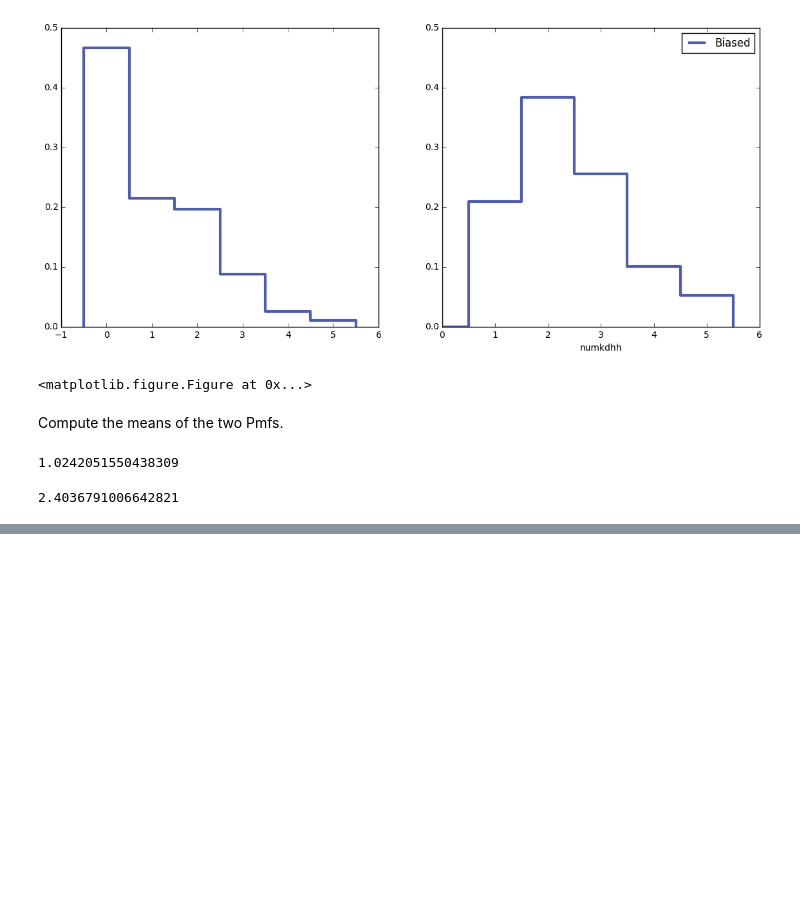
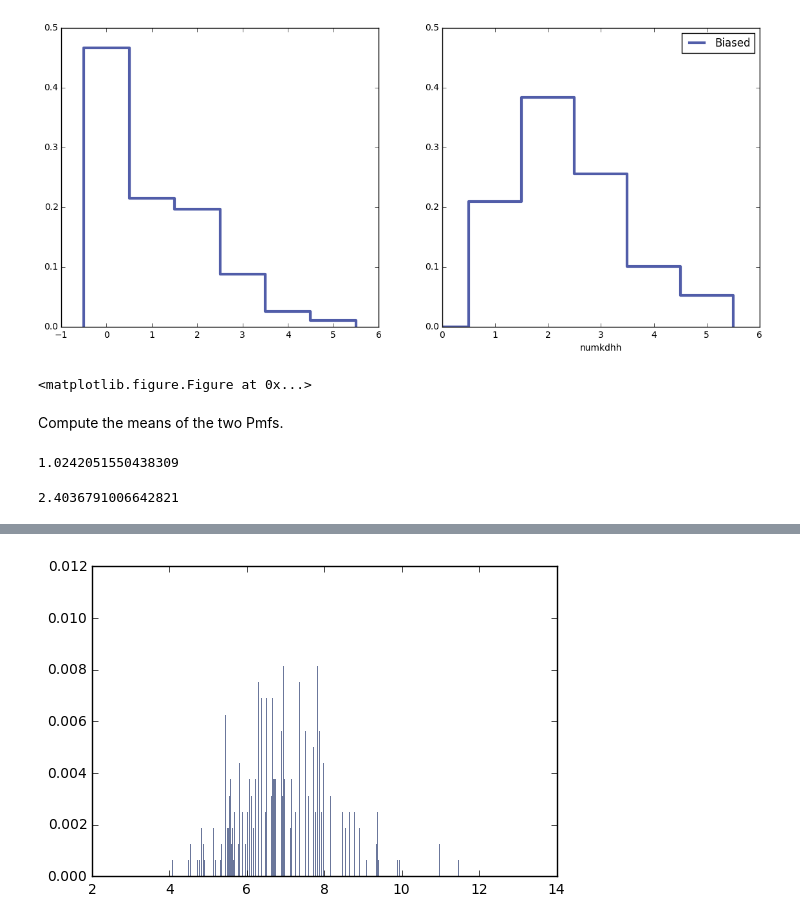
Before and after one commit to twalsh/ThinkStats2, a Jupyter notebook: code/chap03ex.ipynb, the cells around one changed output, grey strips where cells are left out. Drawn from its saved outputs; the diff is of its cells as text; code cells hidden in the pictures; blank space fills up the shorter version.

```diff
--- a/code/chap03ex.ipynb
+++ b/code/chap03ex.ipynb
@@ -76,0 +127,11 @@ biased_numkdhh.Mean()
+# %%
+import relay
+results = relay.ReadResults()
+speeds = relay.GetSpeeds(results)
+#print(speeds)
+# %%
+speed_pmf = thinkstats2.Pmf(speeds)
+# %%
+thinkplot.Hist(speed_pmf)
+# %% [output]
+[figure, added]
```
Also changed, not shown: parts of 10 cells of this notebook.
